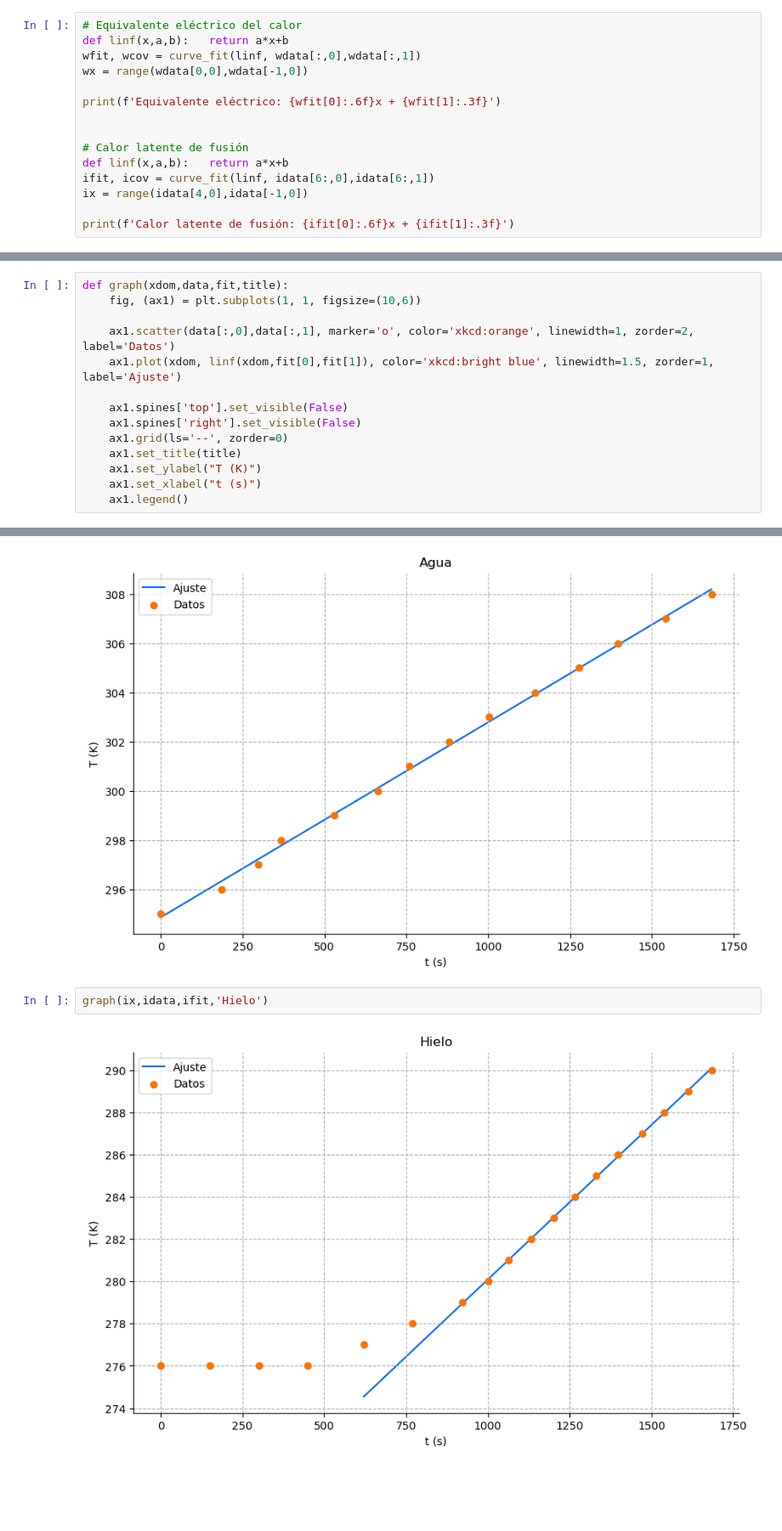
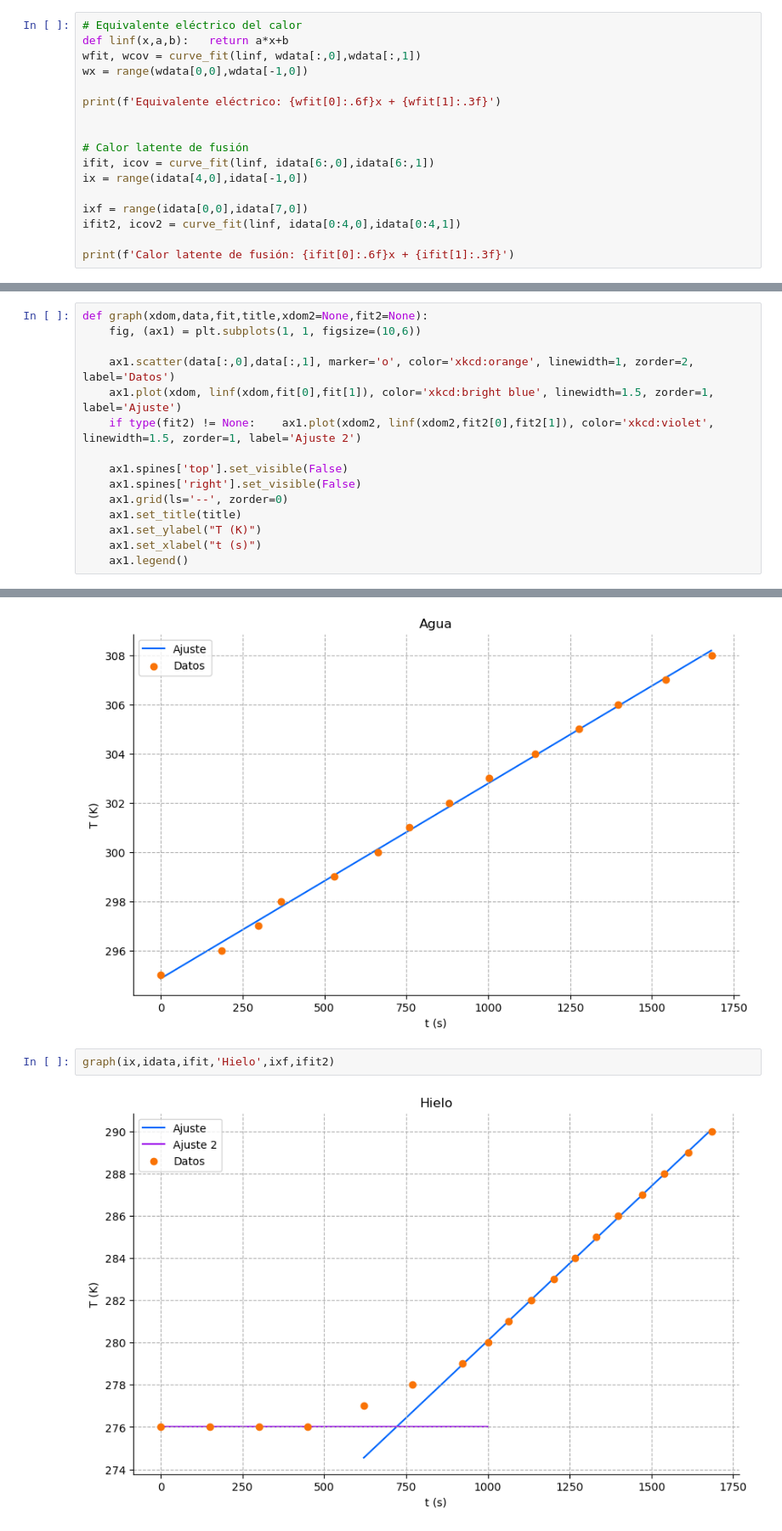
Before and after one commit to rifusaki/college, a Jupyter notebook: thermodynamics/equivalentes.ipynb, the cells around one changed output, grey strips where cells are left out. Shown at 85% size. Drawn from its saved outputs; the diff is of its cells as text; blank space fills up the shorter version.

```diff
--- a/thermodynamics/equivalentes.ipynb
+++ b/thermodynamics/equivalentes.ipynb
@@ -26,20 +26,23 @@ print(f'Equivalente eléctrico: {wfit[0]:.6f}x + {wfit[1]:.3f}')
 
 
 # Calor latente de fusión
-def linf(x,a,b):   return a*x+b
 ifit, icov = curve_fit(linf, idata[6:,0],idata[6:,1])
 ix = range(idata[4,0],idata[-1,0])
 
+ixf = range(idata[0,0],idata[7,0])
+ifit2, icov2 = curve_fit(linf, idata[0:4,0],idata[0:4,1])
+
 print(f'Calor latente de fusión: {ifit[0]:.6f}x + {ifit[1]:.3f}')
 # %% [output]
 Equivalente eléctrico: 0.007935x + 294.854
 Calor latente de fusión: 0.014615x + 265.471
 # %%
-def graph(xdom,data,fit,title):
+def graph(xdom,data,fit,title,xdom2=None,fit2=None):
     fig, (ax1) = plt.subplots(1, 1, figsize=(10,6))
 
     ax1.scatter(data[:,0],data[:,1], marker='o', color='xkcd:orange', linewidth=1, zorder=2, label='Datos')
     ax1.plot(xdom, linf(xdom,fit[0],fit[1]), color='xkcd:bright blue', linewidth=1.5, zorder=1, label='Ajuste')
+    if type(fit2) != None:    ax1.plot(xdom2, linf(xdom2,fit2[0],fit2[1]), color='xkcd:violet', linewidth=1.5, zorder=1, label='Ajuste 2')
 
     ax1.spines['top'].set_visible(False)
     ax1.spines['right'].set_visible(False)
@@ -53,6 +56,6 @@ graph(wx,wdata,wfit,'Agua')
 # %% [output]
 [figure]
 # %%
-graph(ix,idata,ifit,'Hielo')
+graph(ix,idata,ifit,'Hielo',ixf,ifit2)
 # %% [output]
-[figure, old version]
+[figure, new version]
```
